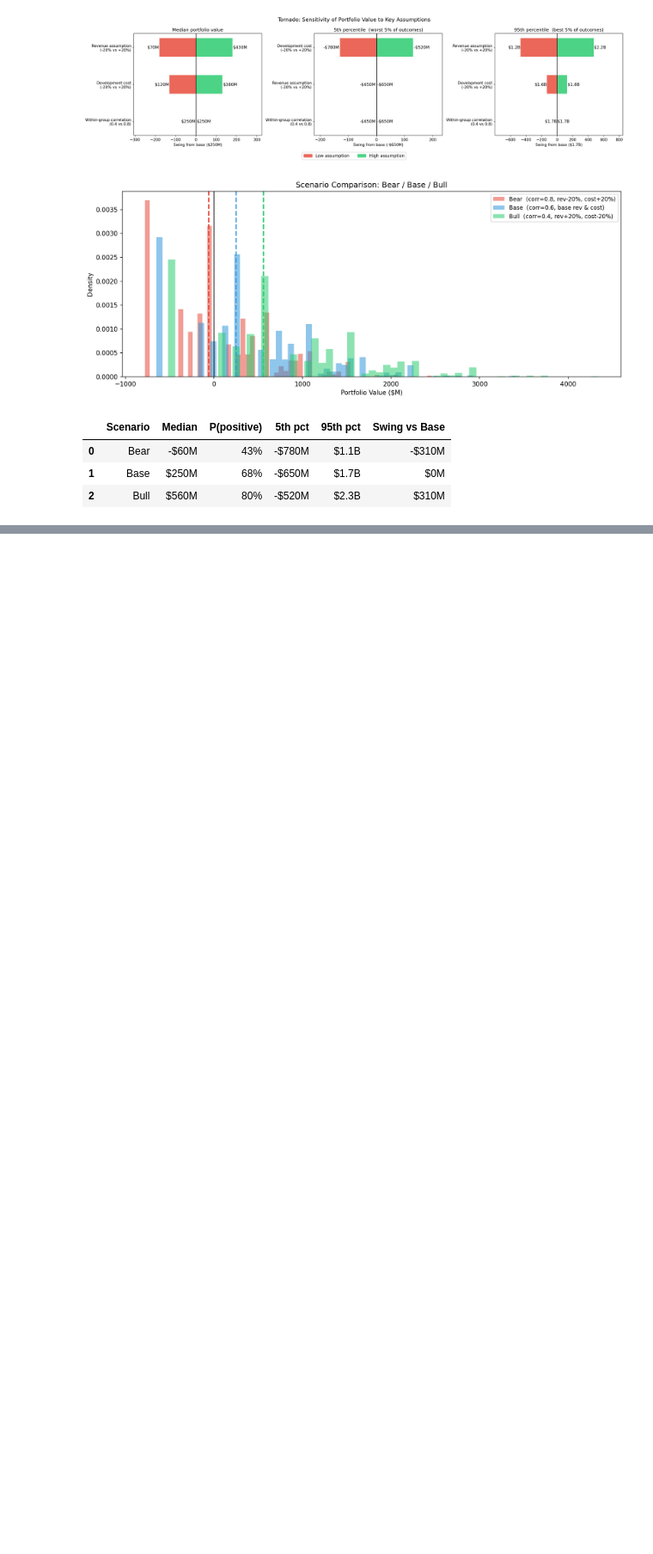
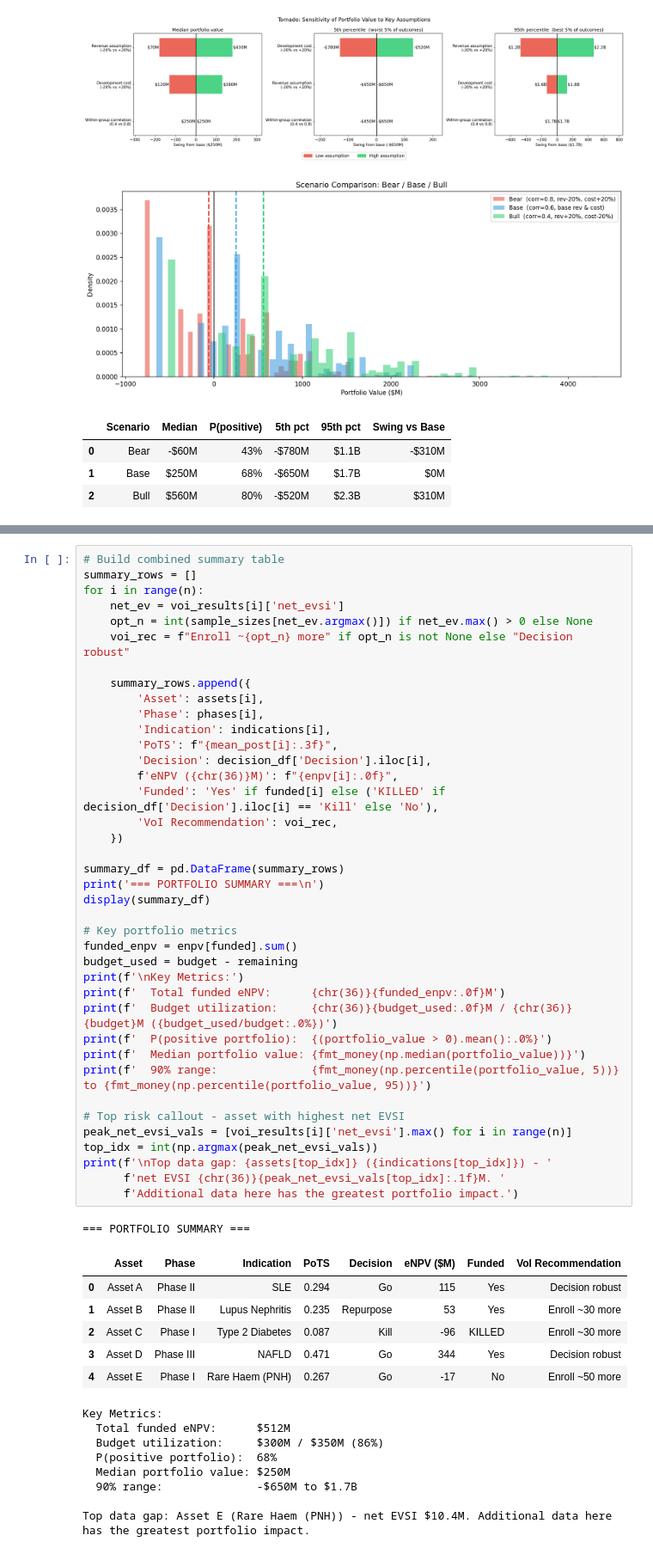
Before and after one commit to ChristopherSNelson/PoTS_decisionTool, a Jupyter notebook: portfolio_demo.ipynb, the cells around one changed output, grey strips where cells are left out. Shown at 86% size. Drawn from its saved outputs; the diff is of its cells as text; blank space fills up the shorter version.

```diff
--- a/portfolio_demo.ipynb
+++ b/portfolio_demo.ipynb
@@ -568,0 +602,55 @@ display(pd.DataFrame(rows))
+# %%
+# Build combined summary table
+summary_rows = []
+for i in range(n):
+    net_ev = voi_results[i]['net_evsi']
+    opt_n = int(sample_sizes[net_ev.argmax()]) if net_ev.max() > 0 else None
+    voi_rec = f"Enroll ~{opt_n} more" if opt_n is not None else "Decision robust"
+
+    summary_rows.append({
+        'Asset': assets[i],
+        'Phase': phases[i],
+        'Indication': indications[i],
+        'PoTS': f"{mean_post[i]:.3f}",
+        'Decision': decision_df['Decision'].iloc[i],
+        f'eNPV ({chr(36)}M)': f"{enpv[i]:.0f}",
+        'Funded': 'Yes' if funded[i] else ('KILLED' if decision_df['Decision'].iloc[i] == 'Kill' else 'No'),
+        'VoI Recommendation': voi_rec,
+    })
+
+summary_df = pd.DataFrame(summary_rows)
+print('=== PORTFOLIO SUMMARY ===\n')
+display(summary_df)
+
+# Key portfolio metrics
+funded_enpv = enpv[funded].sum()
+budget_used = budget - remaining
+print(f'\nKey Metrics:')
+print(f'  Total funded eNPV:      {chr(36)}{funded_enpv:.0f}M')
+print(f'  Budget utilization:     {chr(36)}{budget_used:.0f}M / {chr(36)}{budget}M ({budget_used/budget:.0%})')
+print(f'  P(positive portfolio):  {(portfolio_value > 0).mean():.0%}')
+print(f'  Median portfolio value: {fmt_money(np.median(portfolio_value))}')
+print(f'  90% range:              {fmt_money(np.percentile(portfolio_value, 5))} to {fmt_money(np.percentile(portfolio_value, 95))}')
+
+# Top risk callout - asset with highest net EVSI
+peak_net_evsi_vals = [voi_results[i]['net_evsi'].max() for i in range(n)]
+top_idx = int(np.argmax(peak_net_evsi_vals))
+print(f'\nTop data gap: {assets[top_idx]} ({indications[top_idx]}) - '
+      f'net EVSI {chr(36)}{peak_net_evsi_vals[top_idx]:.1f}M. '
+      f'Additional data here has the greatest portfolio impact.')
+# %% [output]
+=== PORTFOLIO SUMMARY ===
+|  | Asset | Phase | Indication | PoTS | Decision | eNPV ($M) | Funded | VoI Recommendation |
+| 0 | Asset A | Phase II | SLE | 0.294 | Go | 115 | Yes | Decision robust |
+| 1 | Asset B | Phase II | Lupus Nephritis | 0.235 | Repurpose | 53 | Yes | Enroll ~30 more |
+| 2 | Asset C | Phase I | Type 2 Diabetes | 0.087 | Kill | -96 | KILLED | Enroll ~30 more |
+| 3 | Asset D | Phase III | NAFLD | 0.471 | Go | 344 | Yes | Decision robust |
+| 4 | Asset E | Phase I | Rare Haem (PNH) | 0.267 | Go | -17 | No | Enroll ~50 more |
+Key Metrics:
+  Total funded eNPV:      $512M
+  Budget utilization:     $300M / $350M (86%)
+  P(positive portfolio):  68%
+  Median portfolio value: $250M
+  90% range:              -$650M to $1.7B
+
+Top data gap: Asset E (Rare Haem (PNH)) - net EVSI $10.4M. Additional data here has the greatest portfolio impact.
```
Also changed, not shown: parts of 3 cells of this notebook, 5 other files.
